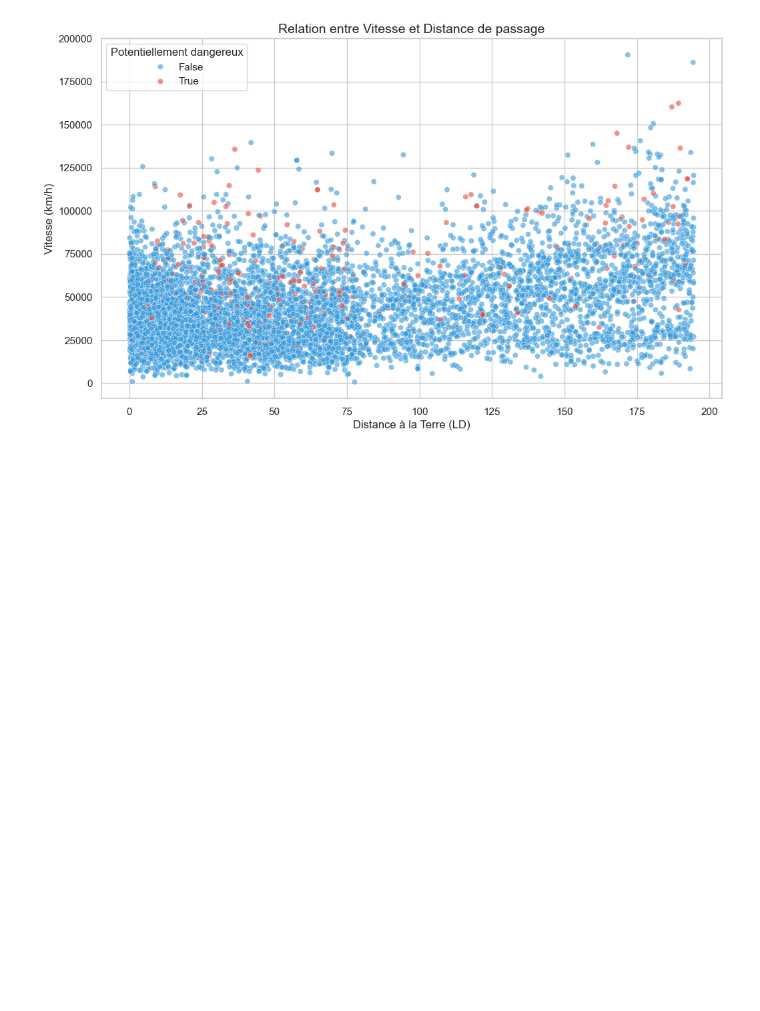
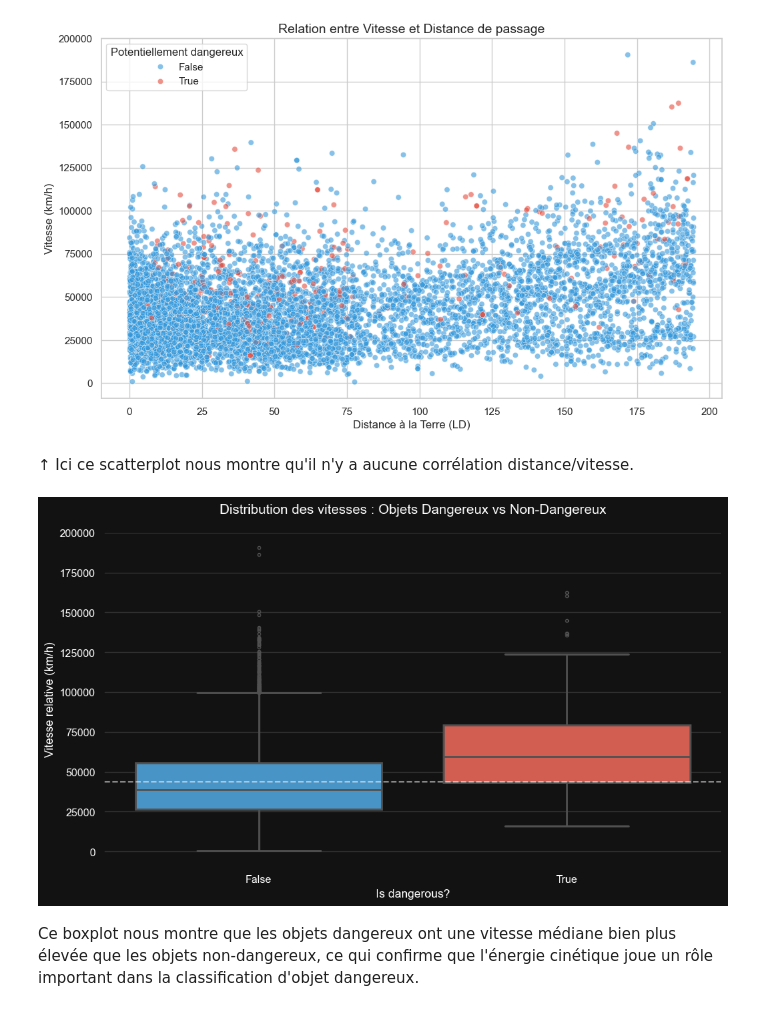
Before and after one commit to FlorentFolliard/Projet_Ydays_Nasa, a Jupyter notebook: assets/notebooks/eda1.ipynb, the cells around one changed output. Saved outputs shown, nothing was run; the diff lists cells and outputs as text; code cells hidden in the pictures; blank space fills up the shorter version.

Commit message:
ajout de la boxplot, mission DART dans le Readme, assets visuels

```diff
--- a/assets/notebooks/eda1.ipynb
+++ b/assets/notebooks/eda1.ipynb
@@ -106,3 +111,60 @@ plt.legend(title="Potentiellement dangereux")
 plt.show()
 # %% [output]
 [figure]
+# %% [markdown]
+↑ Ici ce scatterplot nous montre qu'il n'y a aucune corrélation distance/vitesse.
+# %%
+import matplotlib.pyplot as plt
+import seaborn as sns
+
+# 1. On réinitialise pour éviter les conflits de paramètres précédents
+plt.rcParams.update(plt.rcParamsDefault)
+
+# 2. Activation du thème sombre avec forçage des couleurs de texte
+plt.style.use('dark_background')
+
+# Configuration précise des composants pour le contraste
+sns.set_theme(style="darkgrid", rc={
+    "axes.facecolor": "#121212",     # Fond gris très sombre
+    "figure.facecolor": "#121212",   # Fond de la figure
+    "grid.color": "#333333",         # Grille discrète
+    "text.color": "white",           # Couleur du texte par défaut
+    "axes.labelcolor": "white",      # Couleur des labels (X et Y)
+    "xtick.color": "white",          # Couleur des valeurs sur l'axe X (lisibilité)
+    "ytick.color": "white",          # Couleur des valeurs sur l'axe Y (lisibilité)
+    "axes.edgecolor": "#444444"      # Couleur des bordures des axes
+})
+
+plt.figure(figsize=(10, 6))
+
+# Création du Boxplot
+ax = sns.boxplot(
+    data=df,
+    x='est_dangereux',
+    y='vitesse_km_h',
+    hue='est_dangereux',
+    palette={True: "#e74c3c", False: "#3498db"},
+    legend=False,
+    linewidth=2,
+    fliersize=3
+)
+
+# Forçage manuel de la couleur des étiquettes de graduation (sécurité supplémentaire)
+ax.tick_params(colors='white', which='both')
+
+plt.title("Distribution des vitesses : Objets Dangereux vs Non-Dangereux", fontsize=14, pad=20, color='white')
+plt.xlabel("Is dangerous?", fontsize=12, color='white')
+plt.ylabel("Vitesse relative (km/h)", fontsize=12, color='white')
+
+# Ligne de moyenne NASA
+plt.axhline(df['vitesse_km_h'].mean(), color='white', linestyle='--', alpha=0.5)
+
+# Suppression des bordures inutiles pour le look épuré
+sns.despine(left=True, bottom=True)
+
+plt.tight_layout()
+plt.show()
+# %% [output]
+[figure, added]
+# %% [markdown]
+Ce boxplot nous montre que les objets dangereux ont une vitesse médiane bien plus élevée que les objets non-dangereux, ce qui confirme que l'énergie cinétique joue un rôle important dans la classification d'objet dangereux.
```
Also changed, not shown: parts of 7 cells of this notebook, 3 other files.
